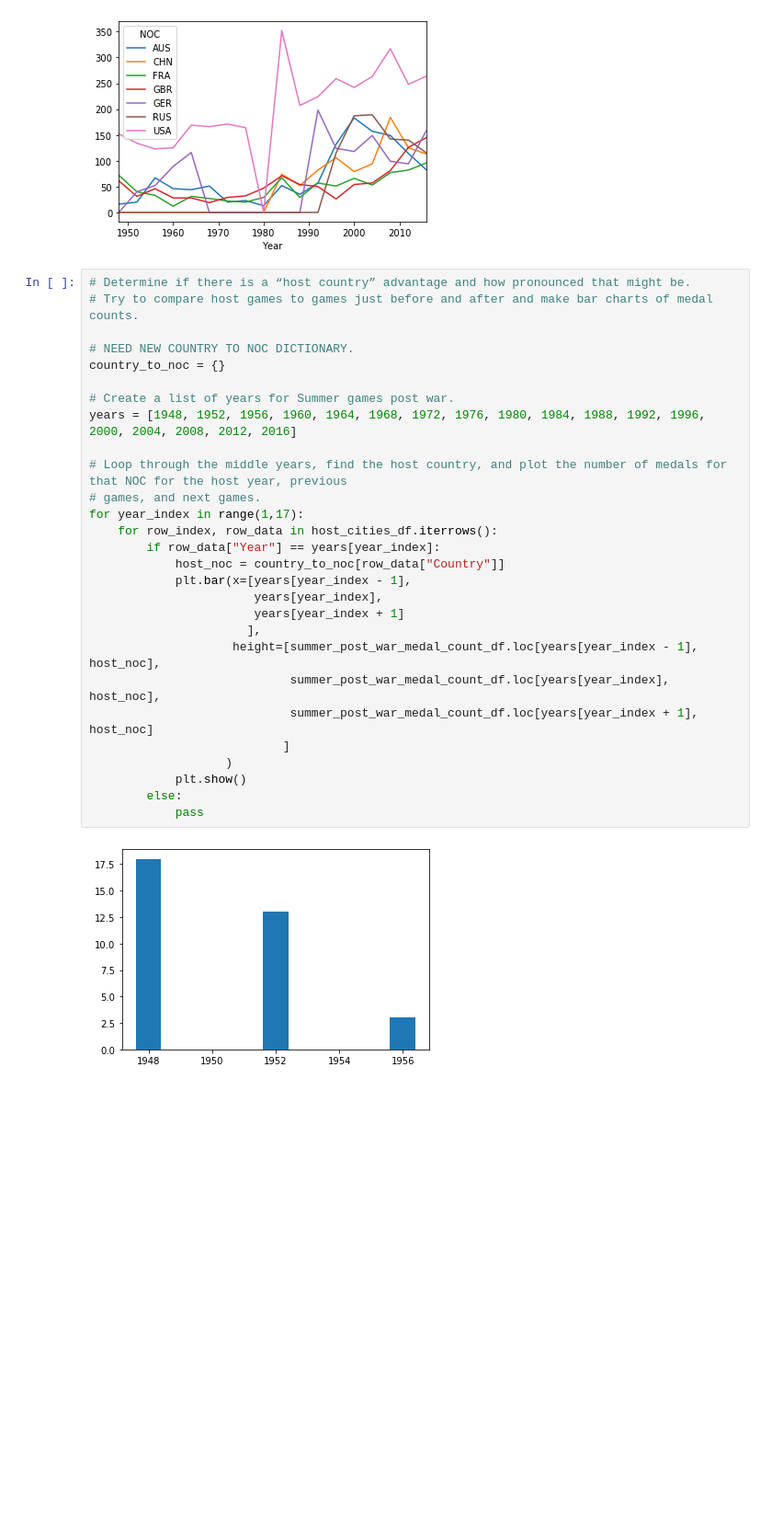
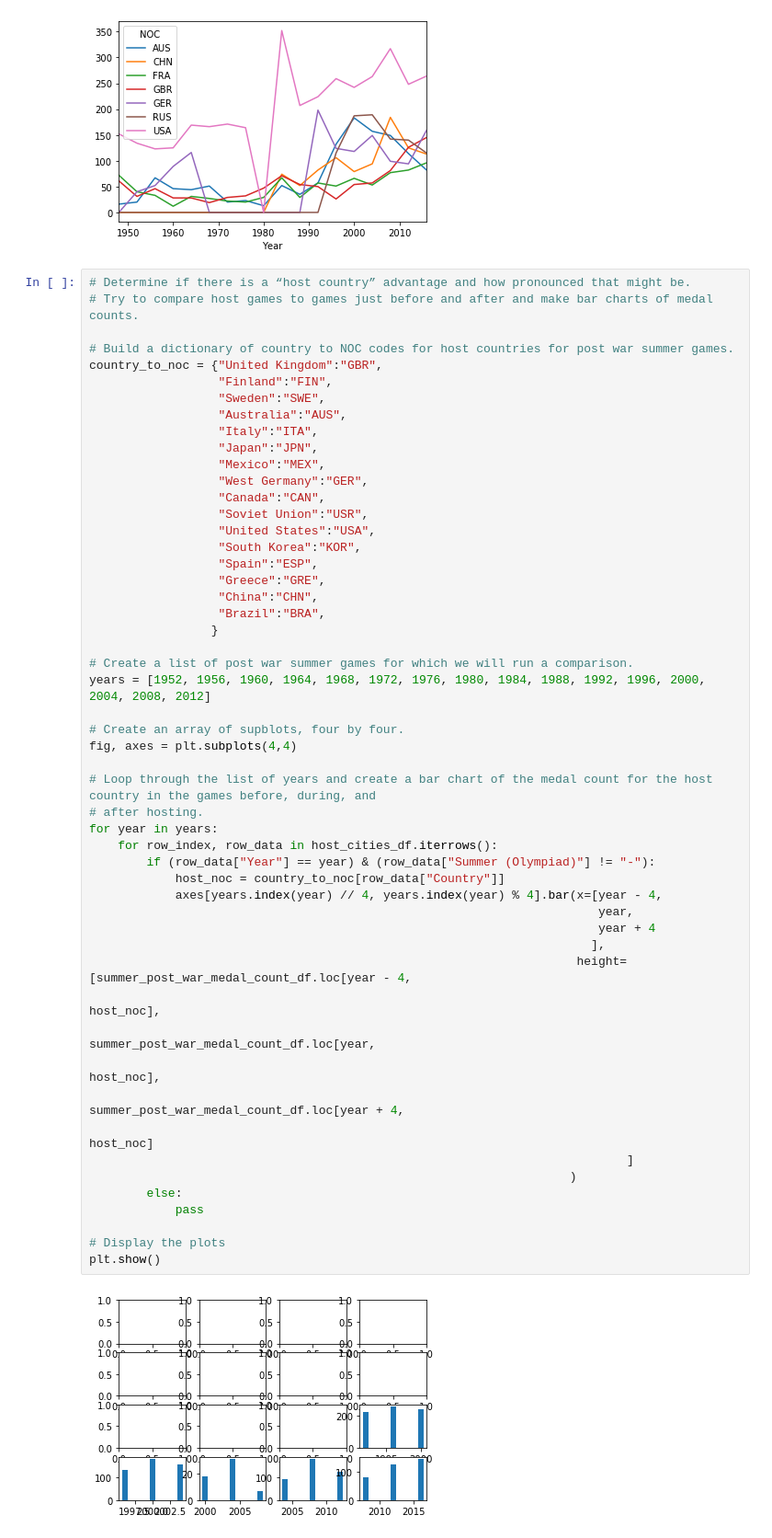
Before and after one commit to tysorensen/project1-group1, a Jupyter notebook: olympic_data_tdh.ipynb, the cells around one changed output. Shown at 92% size. Cells and saved outputs as stored; diff of their text form; blank space fills up the shorter version.

```diff
--- a/olympic_data_tdh.ipynb
+++ b/olympic_data_tdh.ipynb
@@ -190,30 +191,54 @@ summer_high_winners_df.plot(kind="line")
 # %%
 # Determine if there is a “host country” advantage and how pronounced that might be.
 # Try to compare host games to games just before and after and make bar charts of medal counts.
 
-# NEED NEW COUNTRY TO NOC DICTIONARY.
-country_to_noc = {}
+# Build a dictionary of country to NOC codes for host countries for post war summer games.
+country_to_noc = {"United Kingdom":"GBR",
+                  "Finland":"FIN",
+                  "Sweden":"SWE",
+                  "Australia":"AUS",
+                  "Italy":"ITA",
+                  "Japan":"JPN",
+                  "Mexico":"MEX",
+                  "West Germany":"GER",
+                  "Canada":"CAN",
+                  "Soviet Union":"USR",
+                  "United States":"USA",
+                  "South Korea":"KOR",
+                  "Spain":"ESP",
+                  "Greece":"GRE",
+                  "China":"CHN",
+                  "Brazil":"BRA",
+                 }
 
-# Create a list of years for Summer games post war.
-years = [1948, 1952, 1956, 1960, 1964, 1968, 1972, 1976, 1980, 1984, 1988, 1992, 1996, 2000, 2004, 2008, 2012, 2016]
+# Create a list of post war summer games for which we will run a comparison.
+years = [1952, 1956, 1960, 1964, 1968, 1972, 1976, 1980, 1984, 1988, 1992, 1996, 2000, 2004, 2008, 2012]
 
-# Loop through the middle years, find the host country, and plot the number of medals for that NOC for the host year, previous
-# games, and next games.
-for year_index in range(1,17):
+# Create an array of supblots, four by four.
+fig, axes = plt.subplots(4,4)
+
+# Loop through the list of years and create a bar chart of the medal count for the host country in the games before, during, and
+# after hosting.
+for year in years:
     for row_index, row_data in host_cities_df.iterrows():
-        if row_data["Year"] == years[year_index]:
+        if (row_data["Year"] == year) & (row_data["Summer (Olympiad)"] != "-"):
             host_noc = country_to_noc[row_data["Country"]]
-            plt.bar(x=[years[year_index - 1],
-                       years[year_index],
-                       years[year_index + 1]
-                      ],
-                    height=[summer_post_war_medal_count_df.loc[years[year_index - 1], host_noc],
-                            summer_post_war_medal_count_df.loc[years[year_index], host_noc],
-                            summer_post_war_medal_count_df.loc[years[year_index + 1], host_noc]
-                           ]
-                   )
-            plt.show()
+            axes[years.index(year) // 4, years.index(year) % 4].bar(x=[year - 4,
+                                                                       year,
+                                                                       year + 4
+                                                                      ],
+                                                                    height=[summer_post_war_medal_count_df.loc[year - 4,
+                                                                                                               host_noc],
+                                                                            summer_post_war_medal_count_df.loc[year,
+                                                                                                               host_noc],
+                                                                            summer_post_war_medal_count_df.loc[year + 4,
+                                                                                                               host_noc]
+                                                                           ]
+                                                                   )
         else:
             pass
+
+# Display the plots
+plt.show()
 # %% [output]
-[figure, old version]
+[figure, new version]
```
Also changed, not shown: parts of 3 cells of this notebook.
